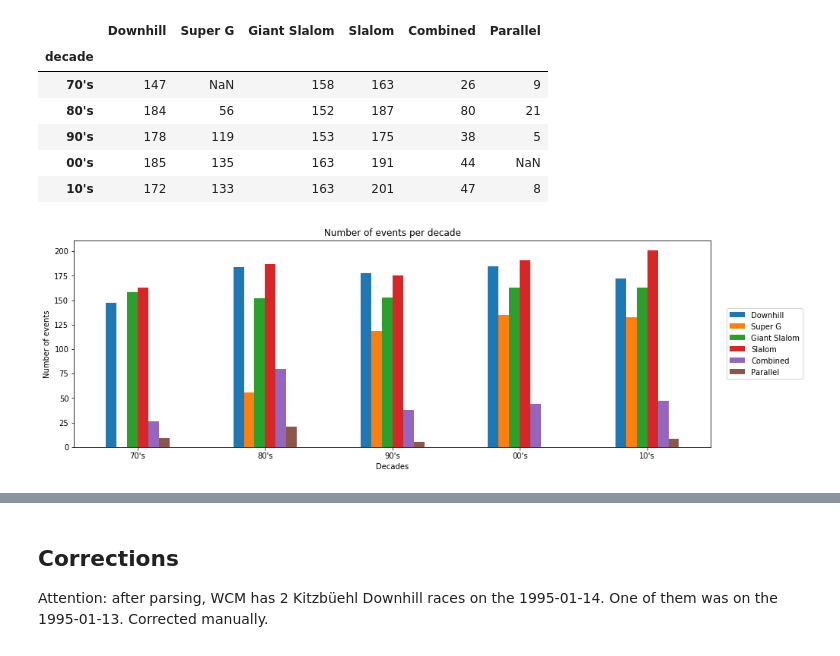
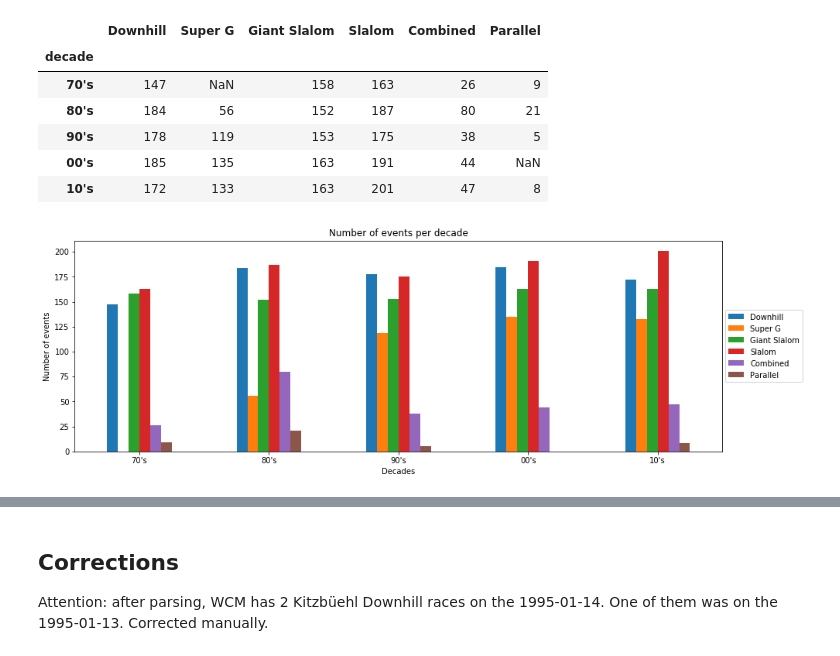
Before and after one commit to com-480-data-visualization/com-480-project-data-viz-le-6, a Jupyter notebook: analysis/data_exploratory.ipynb, the cells around one changed output, grey strips where cells are left out. Saved outputs shown, nothing was run; the diff lists cells and outputs as text; code cells hidden in the pictures.

Commit message:
Update legend on graph

```diff
--- a/analysis/data_exploratory.ipynb
+++ b/analysis/data_exploratory.ipynb
@@ -114,13 +114,13 @@ events
 # %%
 fig, axes = plt.subplots(nrows=1, ncols=1, figsize=(15,5))
 axes = events.plot.bar(ax=axes, title='Number of events per decade',rot=0)
-axes.legend(loc="center right",bbox_to_anchor=(1.15, 0.5))
+axes.legend(loc="center right",bbox_to_anchor=(1.13, 0.5))
 axes.set_xlabel("Decades")
 axes.set_ylabel("Number of events")
 
 fig.savefig('events_per_decades.png')
 # %% [output]
-[figure, old version]
+[figure, new version]
 # %%
 both[both['ath_time_run_1']!=0].sort_values('season')
 # %% [output]
```
Also changed, not shown: 1 other file.
